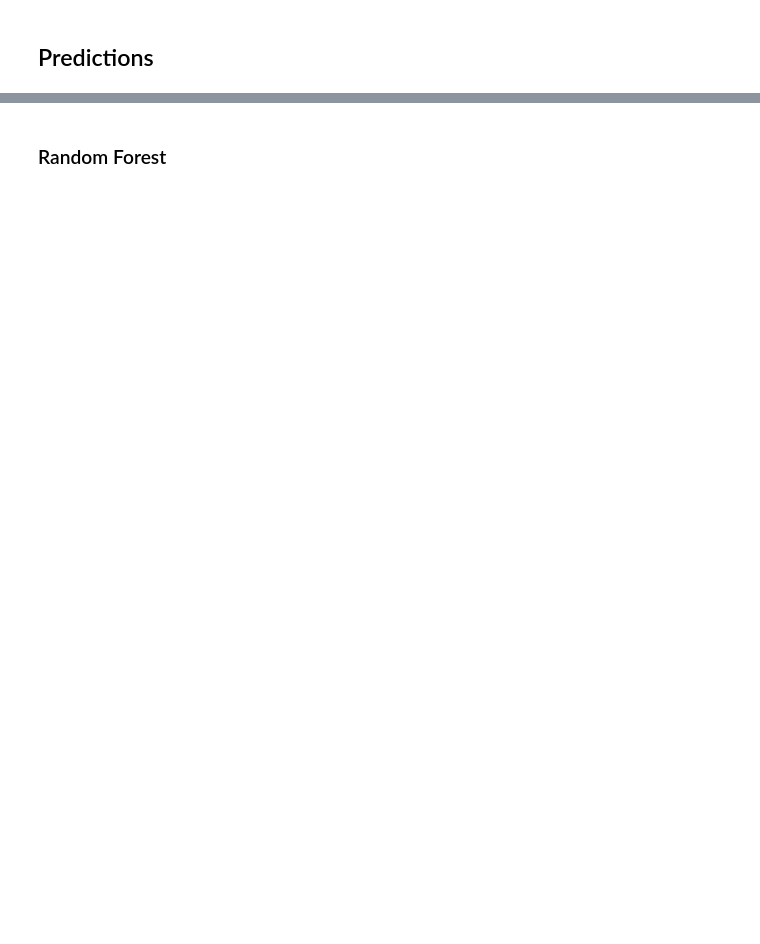
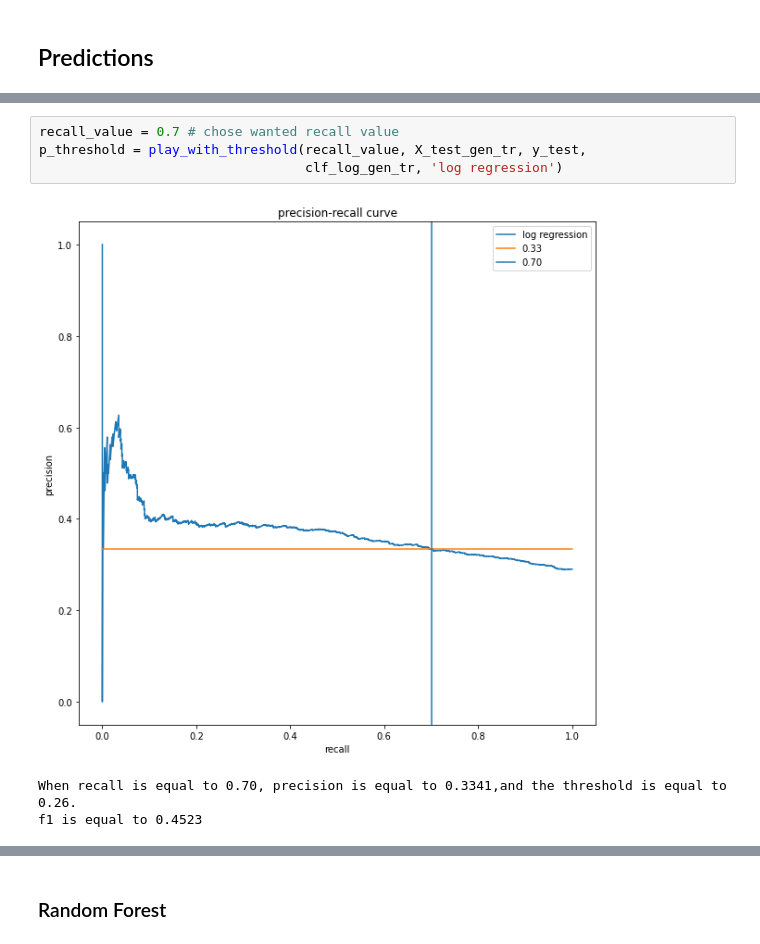
Before and after one commit to batyaamericus/OncUponTim, a Jupyter notebook: transformer_general_features.ipynb, the cells around one changed output, grey strips where cells are left out. Cells and saved outputs as stored; diff of their text form; blank space fills up the shorter version.

```diff
--- a/transformer_general_features.ipynb
+++ b/transformer_general_features.ipynb
@@ -403,0 +457,8 @@ X_train_gen_tr[X_train_gen_tr.y_pred_tr==1]
+# %%
+recall_value = 0.7 # chose wanted recall value
+p_threshold = play_with_threshold(recall_value, X_test_gen_tr, y_test,
+                                  clf_log_gen_tr, 'log regression')
+# %% [output]
+[figure, added]
+When recall is equal to 0.70, precision is equal to 0.3341,and the threshold is equal to 0.26.
+f1 is equal to 0.4523
```
Also changed, not shown: parts of 36 cells of this notebook.
